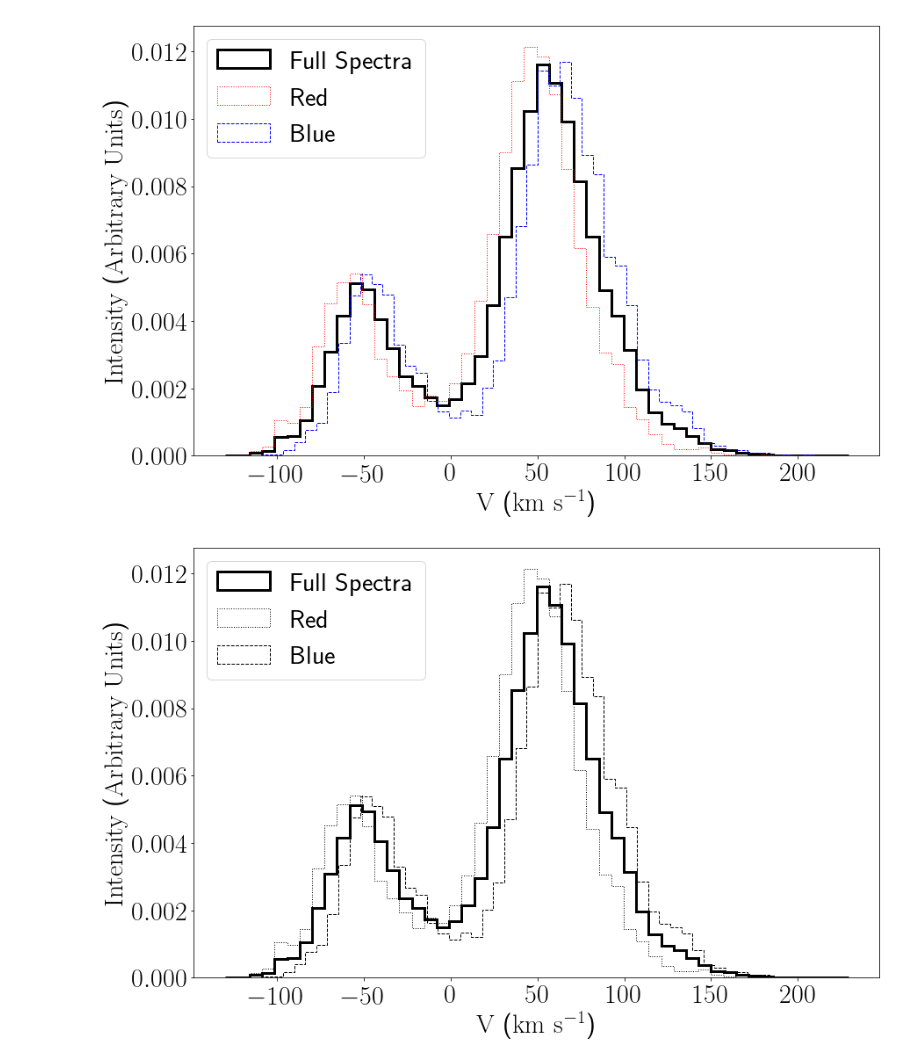
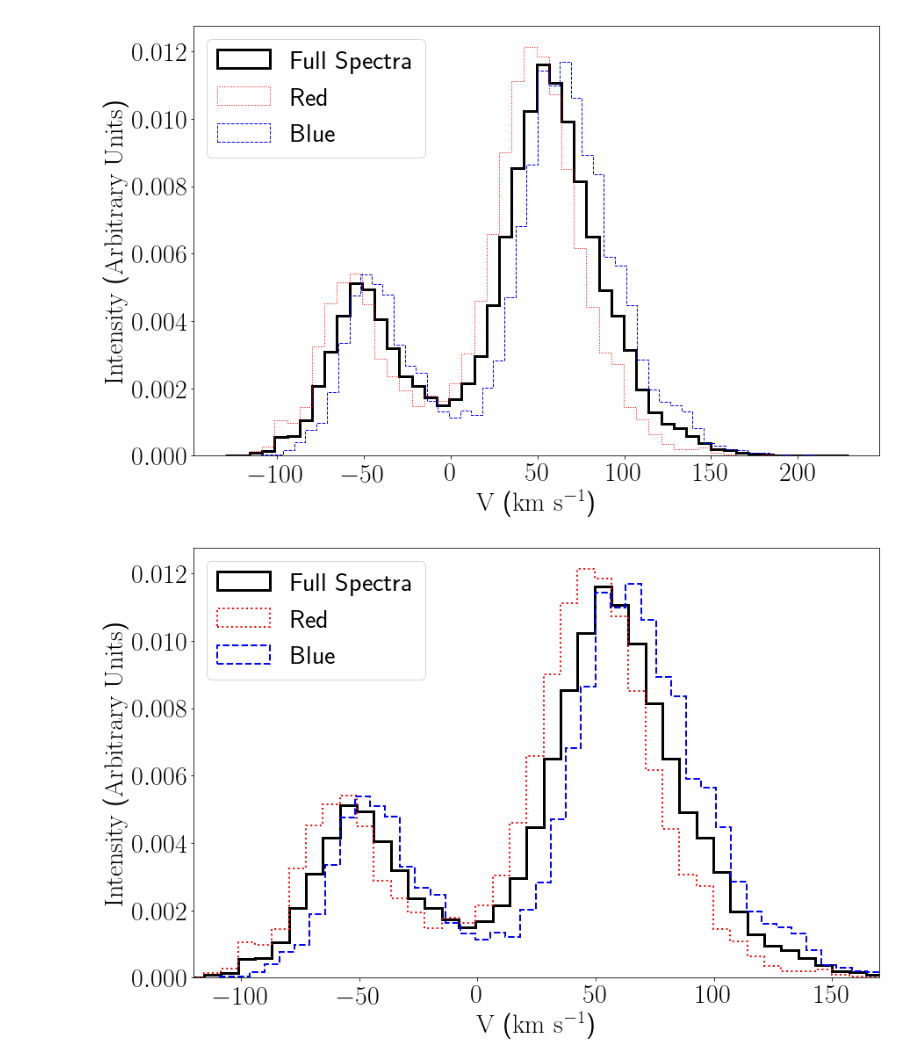
Before and after one commit to astroandes/CLARA_RotationOutflows, a Jupyter notebook: plots/paper/discussion_doppler_shift.ipynb, the cells around one changed output. Cells and saved outputs as stored; diff of their text form; code cells hidden in the pictures.

```diff
--- a/plots/paper/discussion_doppler_shift.ipynb
+++ b/plots/paper/discussion_doppler_shift.ipynb
@@ -19,7 +19,7 @@ plt.rc('font', size=30)
 # %% [markdown]
 ### Functions
 # %%
-def plot_redshift(vout, vrot, logtau):
+def plot_redshift(vout, vrot, logtau, xlims=None):
     mint= 0
     maxt = 0.5
 
@@ -34,8 +34,11 @@ def plot_redshift(vout, vrot, logtau):
     fig, ax = plt.subplots(figsize=(14., 9.))
 
     plot_spectra(x, y, ax, lw=3, label='Full Spectra')
-    plot_spectra(x_red, y_red, ax, lw=1, ls=':', c='k', label='Red')
-    plot_spectra(x_blue, y_blue, ax, lw=1, ls='--', c='k', label='Blue')
+    plot_spectra(x_red, y_red, ax, lw=2, ls=':', c='r', label='Red')
+    plot_spectra(x_blue, y_blue, ax, lw=2, ls='--', c='b', label='Blue')
+
+    if xlims is not None:
+        plt.xlim(xlims)
 
     plt.legend(loc='upper left')
     plt.xlabel('$\mathrm{V}$ ($\mathrm{km}$ $\mathrm{s^{-1}}$)')
@@ -61,6 +64,6 @@ plot_redshift(vout=25, vrot=100, logtau=5)
 # %% [output]
 [figure]
 # %%
-plot_redshift(vout=25, vrot=100, logtau=5)
+plot_redshift(vout=25, vrot=100, logtau=5, xlims=[-120,170])
 # %% [output]
-[figure, old version]
+[figure, new version]
```
Also changed, not shown: parts of 1 cell of this notebook, 59 other files.
